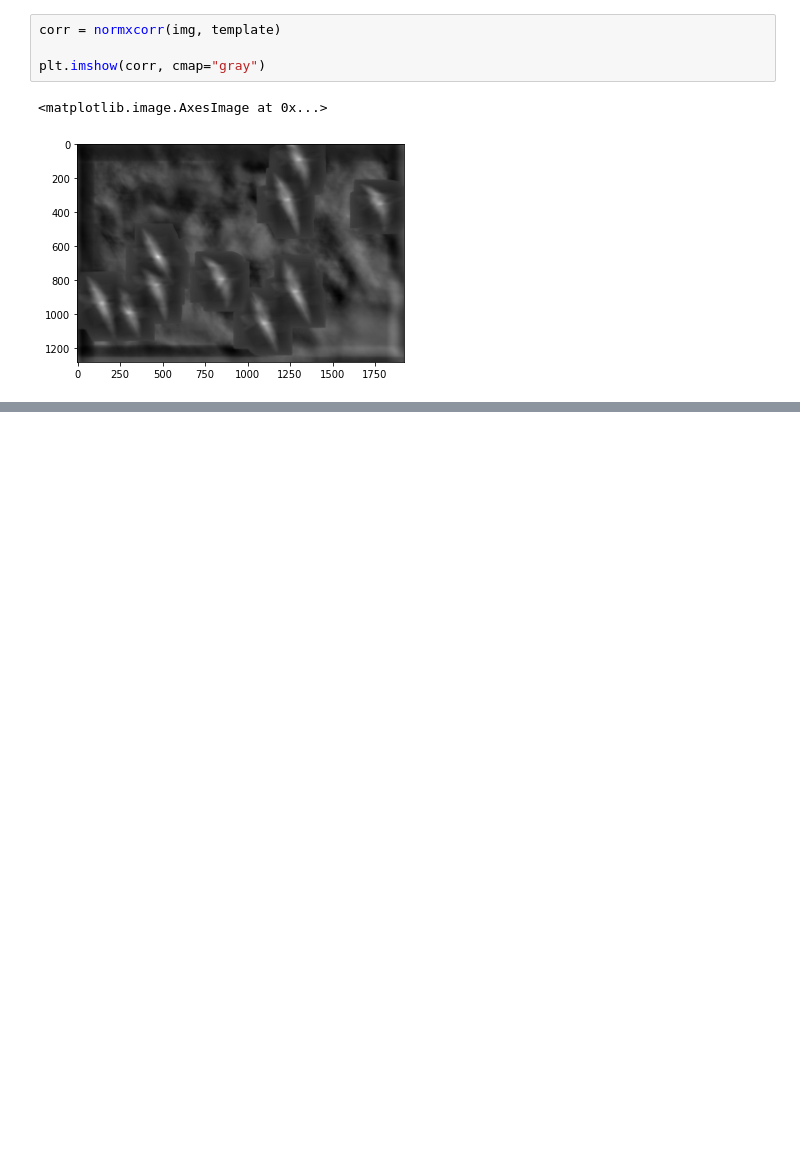
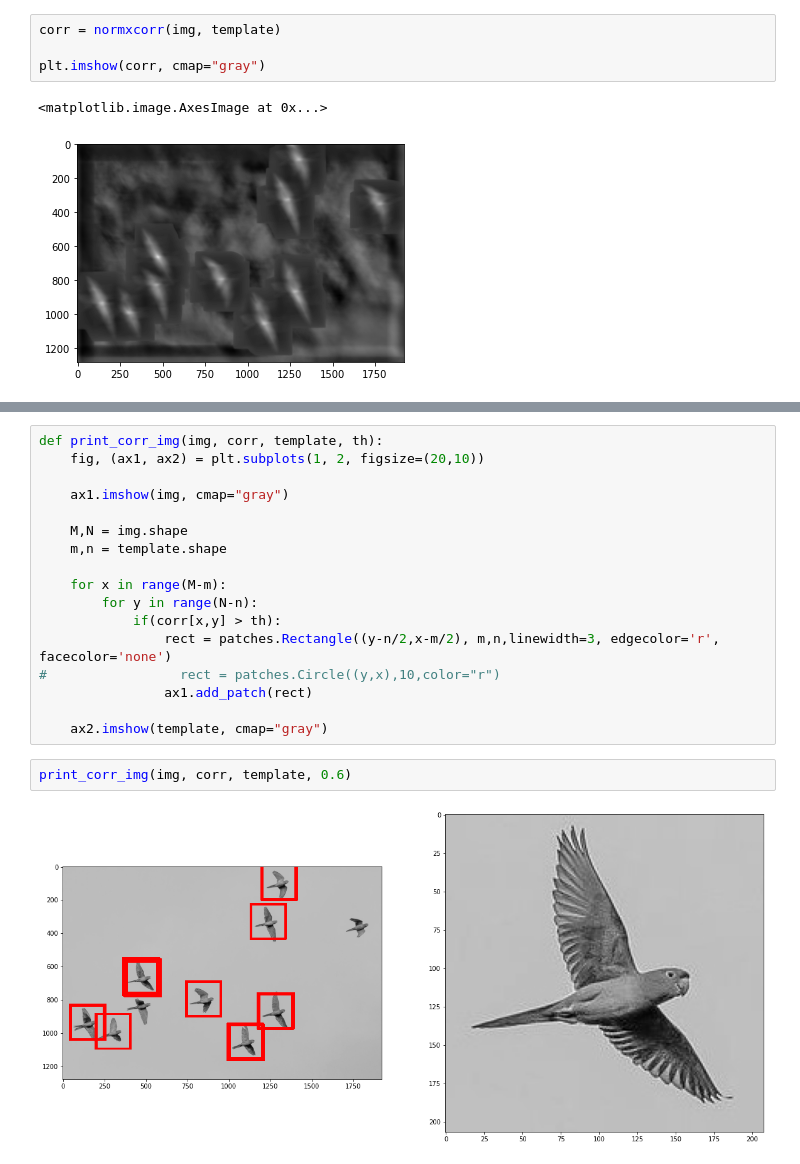
Before and after one commit to enriqueteles/SCC0251---Object-recognition, a Jupyter notebook: Object recognition.ipynb, the cells around one changed output, grey strips where cells are left out. Cells and saved outputs as stored; diff of their text form; blank space fills up the shorter version.

Commit message:
Faz o output dos objetos detectados na própria imagem

```diff
--- a/Object recognition.ipynb
+++ b/Object recognition.ipynb
@@ -114,0 +119,21 @@ plt.imshow(corr, cmap="gray")
+# %%
+def print_corr_img(img, corr, template, th):
+    fig, (ax1, ax2) = plt.subplots(1, 2, figsize=(20,10))
+
+    ax1.imshow(img, cmap="gray")
+
+    M,N = img.shape
+    m,n = template.shape
+
+    for x in range(M-m):
+        for y in range(N-n):
+            if(corr[x,y] > th):
+                rect = patches.Rectangle((y-n/2,x-m/2), m,n,linewidth=3, edgecolor='r', facecolor='none')
+#                 rect = patches.Circle((y,x),10,color="r")
+                ax1.add_patch(rect)
+
+    ax2.imshow(template, cmap="gray")
+# %%
+print_corr_img(img, corr, template, 0.6)
+# %% [output]
+[figure, added]
```
Also changed, not shown: parts of 1 cell of this notebook.
